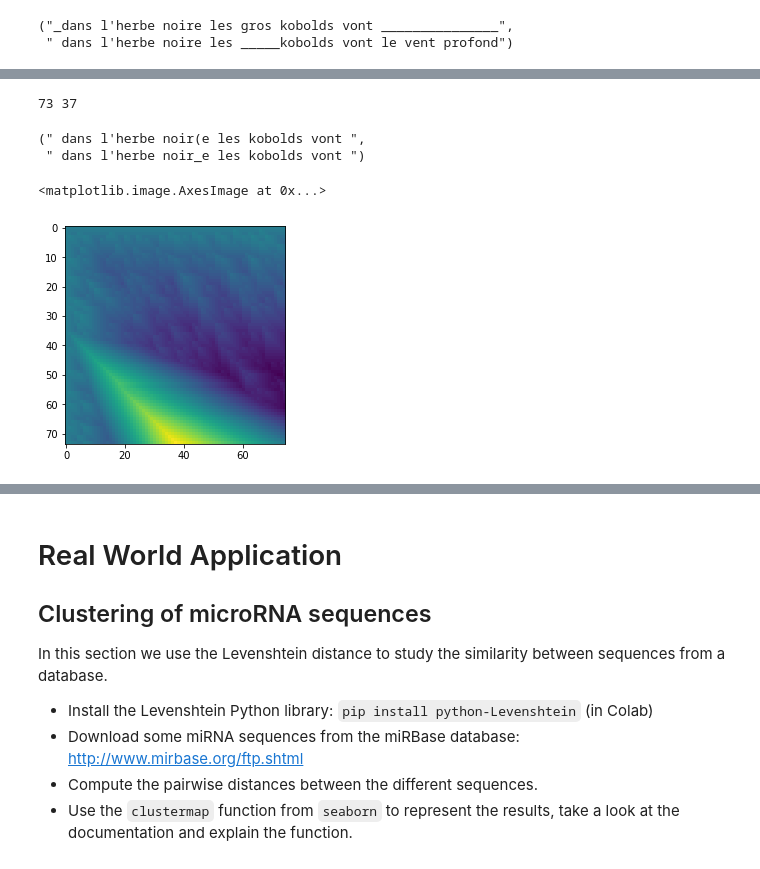
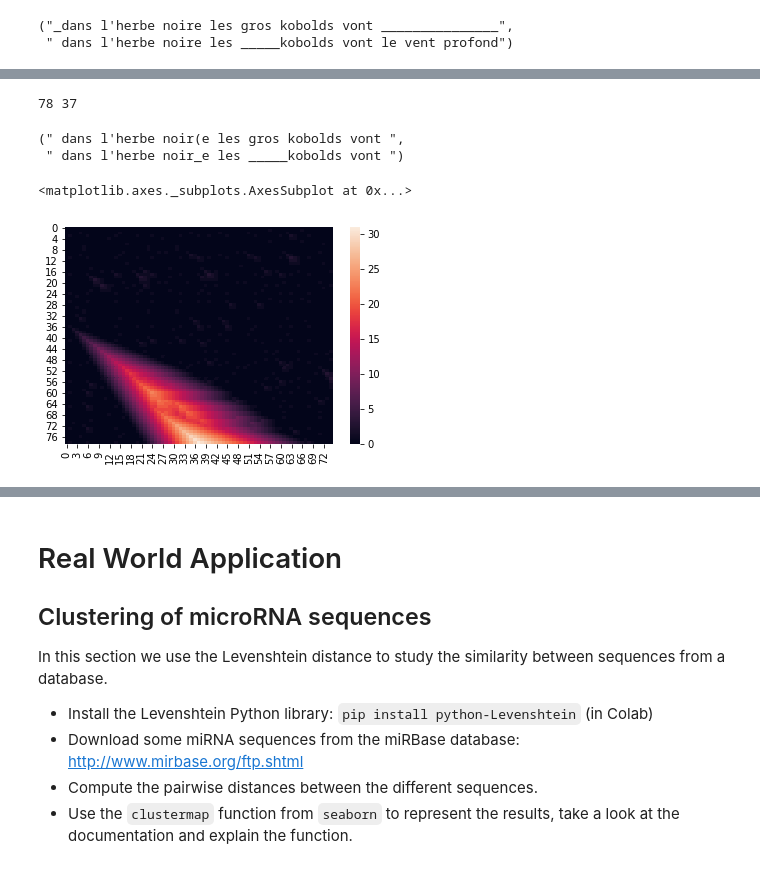
Before and after one commit to SergioPeignier/SergioPeignier.github.io, a Jupyter notebook: string_search/String-distance-Alignment.ipynb, the cells around one changed output, grey strips where cells are left out. Drawn from its saved outputs; the diff is of its cells as text; code cells hidden in the pictures.

```diff
--- a/string_search/String-distance-Alignment.ipynb
+++ b/string_search/String-distance-Alignment.ipynb
@@ -227,6 +277,19 @@ __Questions:__
 + Change the underlying scoring parameters, and run some tests to assess the impact
 # %%
 def SWmatrix2strings(S,T,D,F):
+    """
+    Smith-Waterman matrix to aligned strings
+
+    Args:
+        S (str): first string
+        T (str): second string
+        D (np.array or list of lists): Decision matrix
+
+    Returns:
+        S_aligned (str): first string aligned
+        T_aligned (str): second string aligned
+
+    """
     S_WITH_GAP = -1
     T_WITH_GAP = 1
     S_T_ALIGN = 0
@@ -252,13 +315,29 @@ def SWmatrix2strings(S,T,D,F):
             #print(S_aligned,T_aligned)
             j -= 1
             i -= 1
+        elif D[i,j] == NO_ALIGN:
+            break
     return(S_aligned,T_aligned)
 
 def Smith_Waterman(S,T,return_matrix=False):
+    """
+    Needleman-Wunch
+
+    Args:
+        S (str): first string
+        T (str): second string
+        return_matrix (bool): If true return matrix, else return the aligned strings
+
+    Returns:
+        F,D (np.array, np.array): If return_matrix is true F is the score matrix and D the decision matrix
+        S_aligned, T_aligned (str,str): If return_matrix is false first and second strings aligned
+
+    """
     T_WITH_GAP = 1
     S_WITH_GAP = -1
     S_T_ALIGN = 0
-    decision = [T_WITH_GAP,S_WITH_GAP,S_T_ALIGN]
+    NO_ALIGN = 2
+    decision = [T_WITH_GAP,S_WITH_GAP,S_T_ALIGN,NO_ALIGN]
     F = np.zeros((len(S)+1,len(T)+1))
     D = np.zeros((len(S)+1,len(T)+1))
     D[0,1:] = T_WITH_GAP
@@ -266,7 +345,7 @@ def Smith_Waterman(S,T,return_matrix=False):
     for i in range(1,len(S)+1):
         for j in range(1,len(T)+1):
             comparison = int(S[i-1]==T[j-1])*2-1
-            options = [F[i,j-1] - 1, F[i-1,j] - 1, F[i-1,j-1] + comparison]
+            options = [F[i,j-1] - 1, F[i-1,j] - 1, F[i-1,j-1] + comparison, 0]
             F[i,j] = options[0]
             D[i,j] = T_WITH_GAP
             for o,val in enumerate(options):
@@ -275,17 +354,19 @@ def Smith_Waterman(S,T,return_matrix=False):
                     D[i,j] = decision[o]
     if return_matrix:
         return F,D
+    else:
+        return SWmatrix2strings(S,T,D,F)
 # %%
-S = "un buisson gifle l'oeil au passant. dans l'herbe noir(e les kobolds vont "
+S = "un buisson gifle l'oeil au passant. dans l'herbe noir(e les gros kobolds vont "
 T = " dans l'herbe noire les kobolds vont le vent profond pleure on veut croire"
 F,D = Smith_Waterman(S,T,True)
 SWmatrix2strings(S,T,D,F)
 # %% [output]
-73 37
+78 37
-(" dans l'herbe noir(e les kobolds vont ",
- " dans l'herbe noir_e les kobolds vont ")
+(" dans l'herbe noir(e les gros kobolds vont ",
+ " dans l'herbe noir_e les _____kobolds vont ")
-# %%
-plt.imshow(F)
-# %% [output]
-<matplotlib.image.AxesImage at 0x...>
-[figure, removed]
+# %%
+sns.heatmap(F)
+# %% [output]
+<matplotlib.axes._subplots.AxesSubplot at 0x...>
+[figure, added]
```
Also changed, not shown: parts of 11 cells of this notebook, 13 other files.
